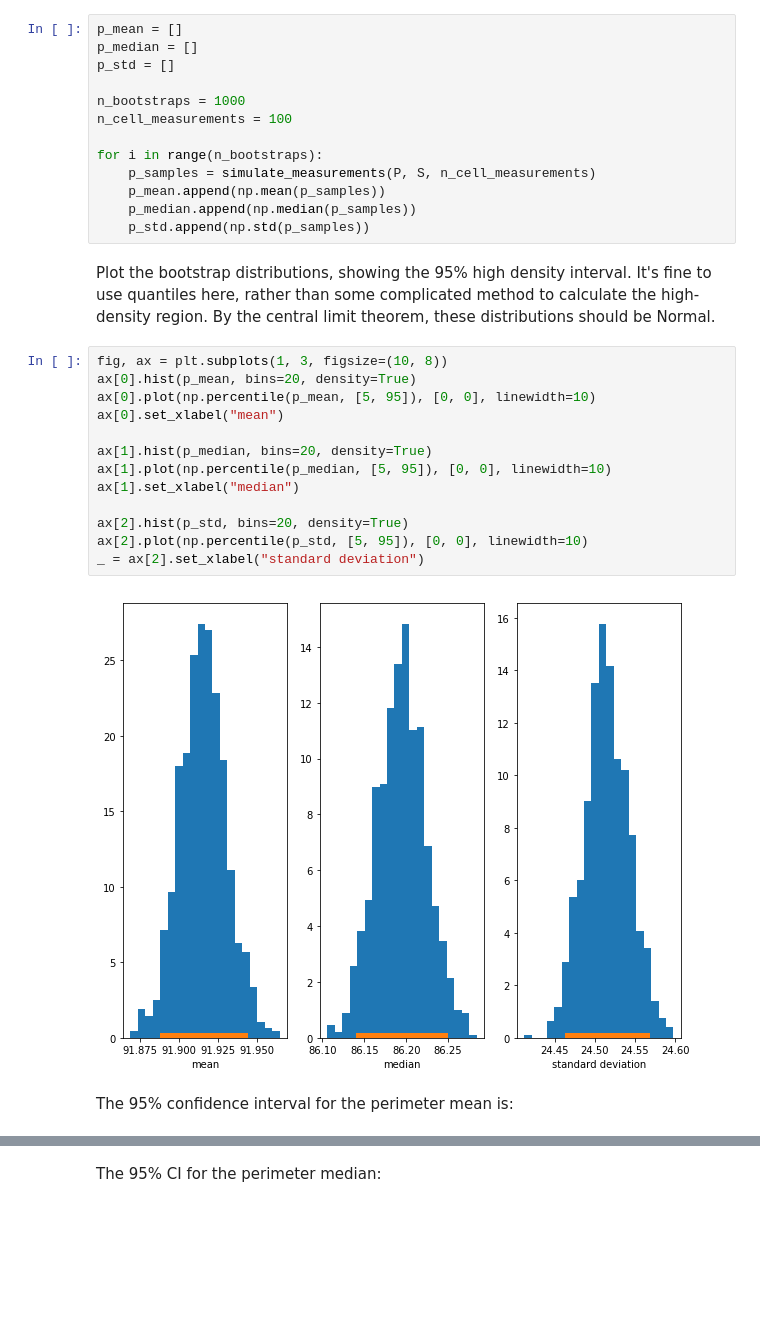
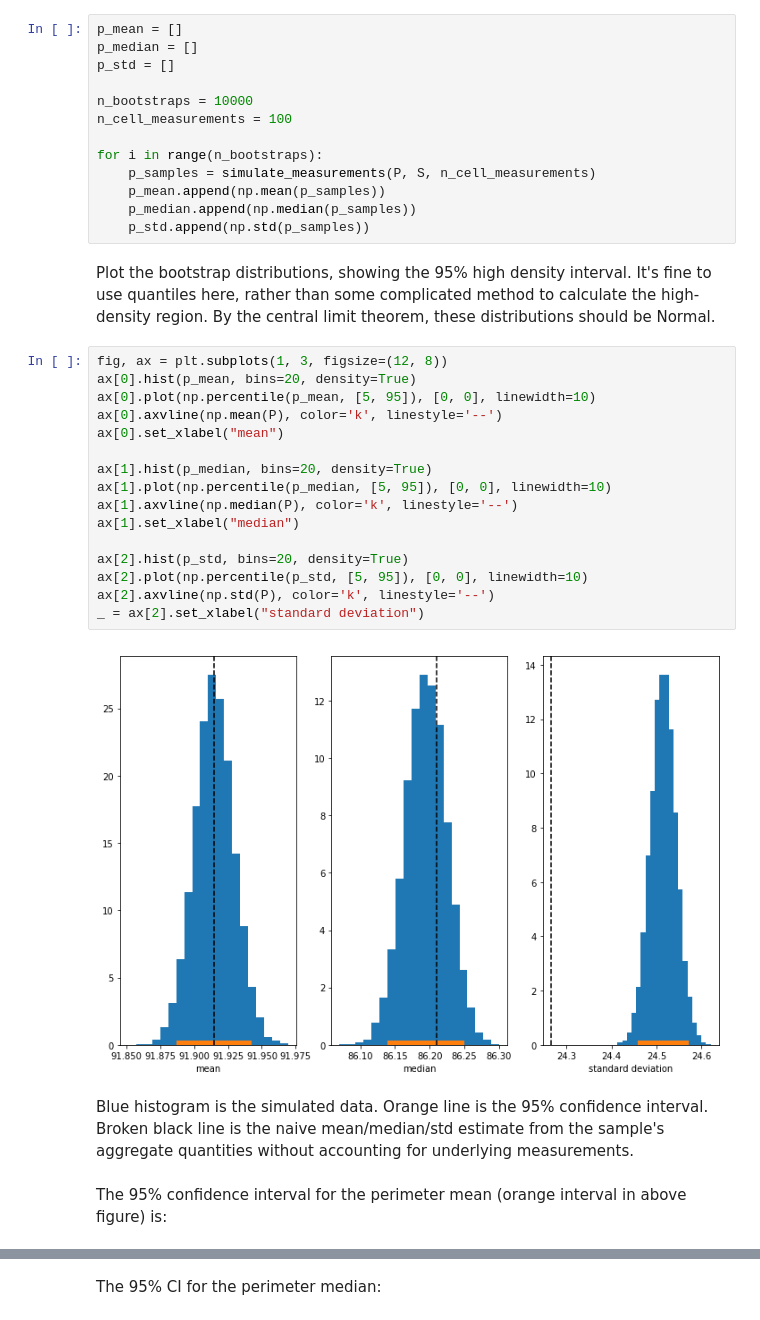
Before and after one commit to CJosephides/WDBC, a Jupyter notebook: wdbc_bayesian.ipynb, the cells around one changed output, grey strips where cells are left out. Saved outputs shown, nothing was run; the diff lists cells and outputs as text; blank space fills up the shorter version.

Commit message:
Comparison with sample estimates.

```diff
--- a/wdbc_bayesian.ipynb
+++ b/wdbc_bayesian.ipynb
@@ -93,7 +93,7 @@ p_mean = []
 p_median = []
 p_std = []
 
-n_bootstraps = 1000
+n_bootstraps = 10000
 n_cell_measurements = 100
 
 for i in range(n_bootstraps):
@@ -104,22 +104,27 @@ for i in range(n_bootstraps):
 # %% [markdown]
 Plot the bootstrap distributions, showing the 95% high density interval. It's fine to use quantiles here, rather than some complicated method to calculate the high-density region. By the central limit theorem, these distributions should be Normal.
 # %%
-fig, ax = plt.subplots(1, 3, figsize=(10, 8))
+fig, ax = plt.subplots(1, 3, figsize=(12, 8))
 ax[0].hist(p_mean, bins=20, density=True)
 ax[0].plot(np.percentile(p_mean, [5, 95]), [0, 0], linewidth=10)
+ax[0].axvline(np.mean(P), color='k', linestyle='--')
 ax[0].set_xlabel("mean")
 
 ax[1].hist(p_median, bins=20, density=True)
 ax[1].plot(np.percentile(p_median, [5, 95]), [0, 0], linewidth=10)
+ax[1].axvline(np.median(P), color='k', linestyle='--')
 ax[1].set_xlabel("median")
 
 ax[2].hist(p_std, bins=20, density=True)
 ax[2].plot(np.percentile(p_std, [5, 95]), [0, 0], linewidth=10)
+ax[2].axvline(np.std(P), color='k', linestyle='--')
 _ = ax[2].set_xlabel("standard deviation")
 # %% [output]
-[figure, old version]
+[figure, new version]
+# %% [markdown]
+Blue histogram is the simulated data. Orange line is the 95% confidence interval. Broken black line is the naive mean/median/std estimate from the sample's aggregate quantities without accounting for underlying measurements.
 # %% [markdown]
-The 95% confidence interval for the perimeter mean is:
+The 95% confidence interval for the perimeter mean (orange interval in above figure) is:
 # %%
 print(np.percentile(p_mean, [5, 95]))
 # %% [output]
```
Also changed, not shown: parts of 6 cells of this notebook.
